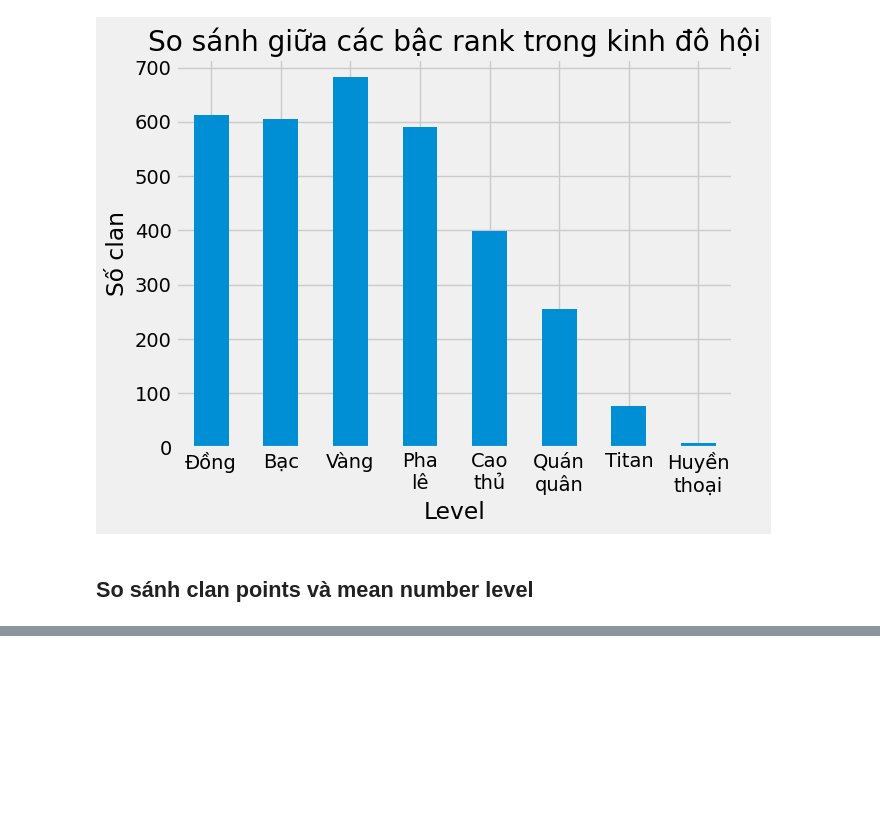
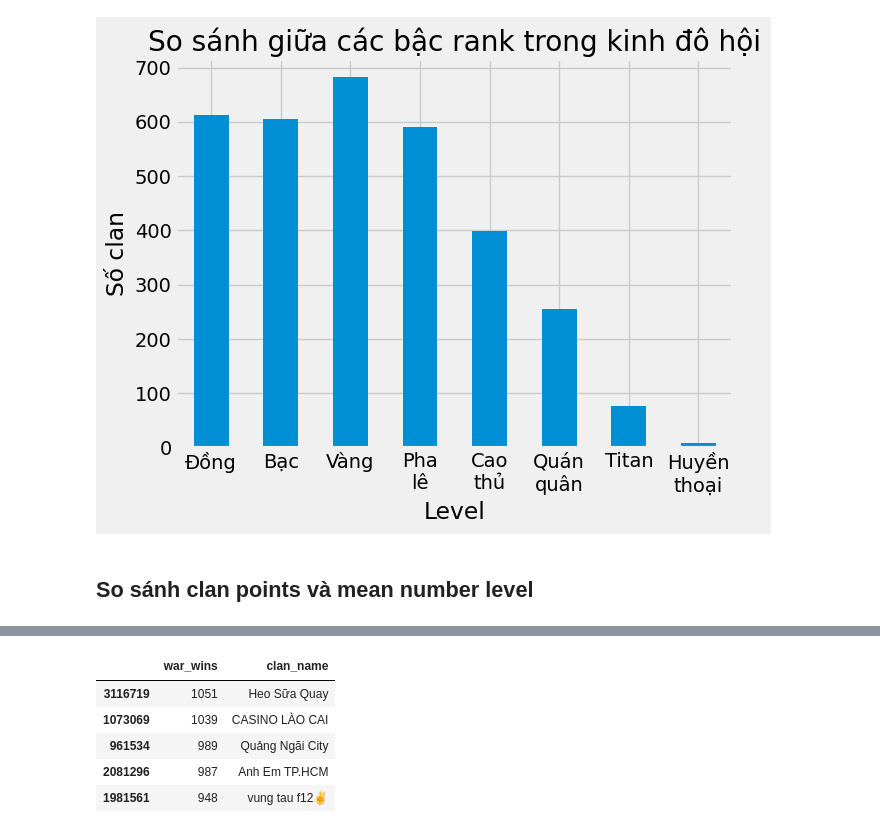
Before and after one commit to ThienNguyen3001/Clan-Analysis, a Jupyter notebook: Analysis.ipynb, the cells around one changed output, grey strips where cells are left out. Cells and saved outputs as stored; diff of their text form; code cells hidden in the pictures; blank space fills up the shorter version.

```diff
--- a/Analysis.ipynb
+++ b/Analysis.ipynb
@@ -396,0 +409,10 @@ plt.show()
+# %%
+top5 = df[['war_wins', 'clan_name']].nlargest(5, 'war_wins')
+top5
+# %% [output]
+|  | war_wins | clan_name |
+| 3116719 | 1051 | Heo Sữa Quay |
+| 1073069 | 1039 | CASINO LÀO CAI |
+| 961534 | 989 | Quảng Ngãi City |
+| 2081296 | 987 | Anh Em TP.HCM |
+| 1981561 | 948 | vung tau f12✌️ |
```
Also changed, not shown: parts of 6 cells of this notebook.
